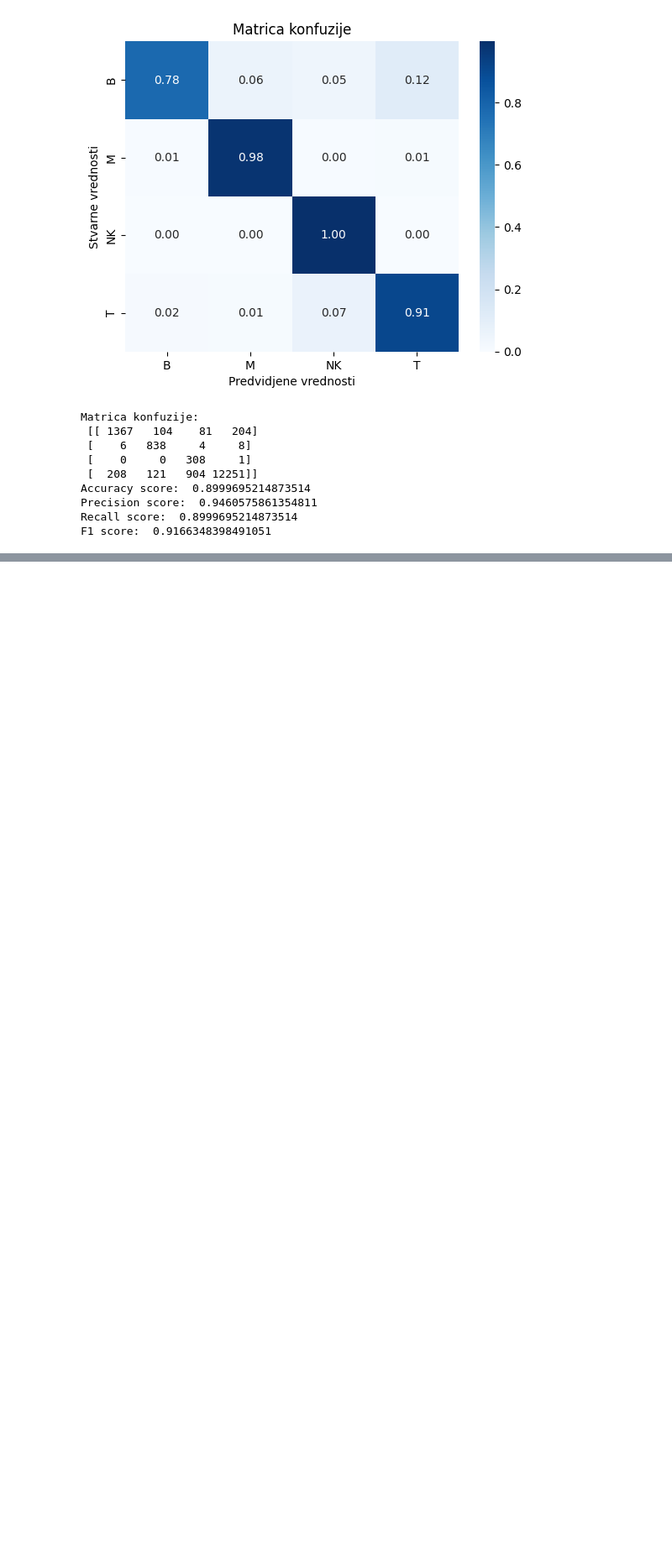
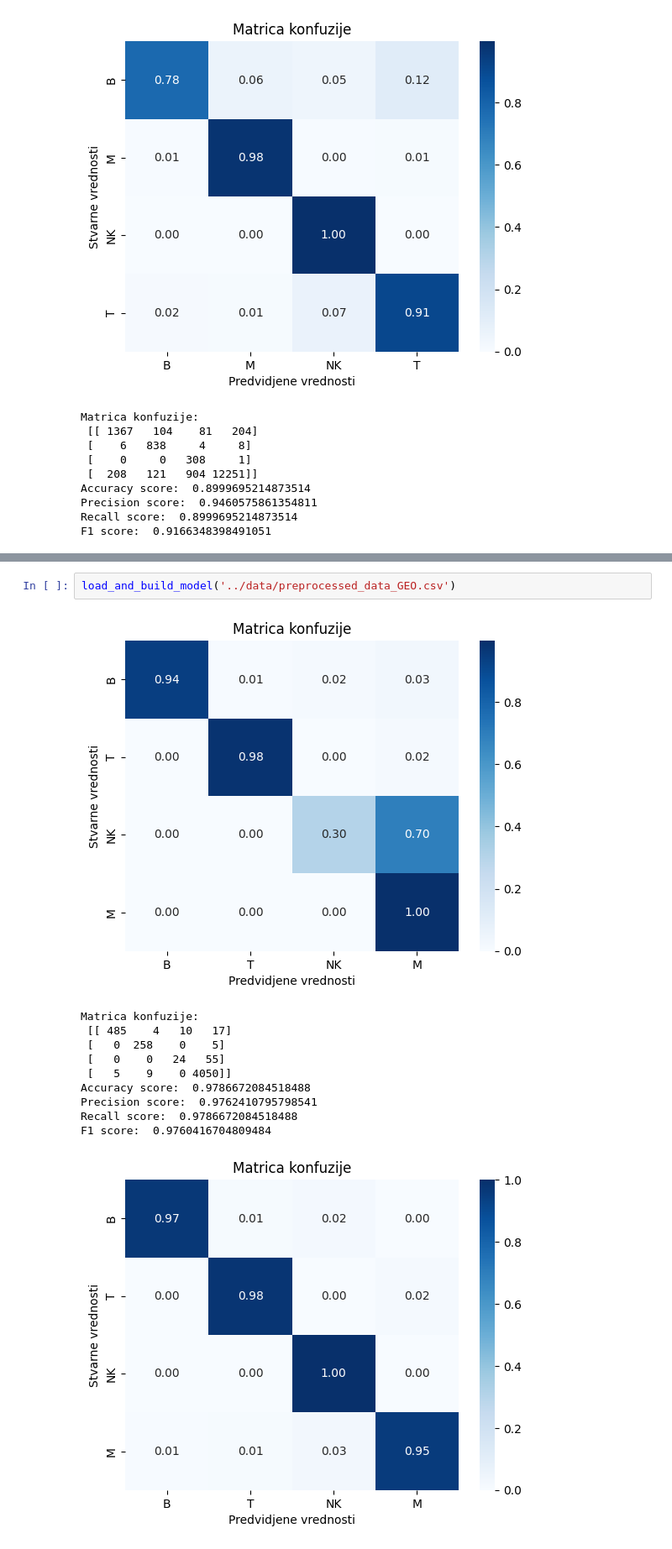
Before and after one commit to bogdans55/ip2-projekat, a Jupyter notebook: models/logistic_regression.ipynb, the cells around one changed output, grey strips where cells are left out. Shown at 84% size. Cells and saved outputs as stored; diff of their text form; blank space fills up the shorter version.

```diff
--- a/models/logistic_regression.ipynb
+++ b/models/logistic_regression.ipynb
@@ -348,0 +409,14 @@ F1 score:  0.9166348398491051
+# %%
+load_and_build_model('../data/preprocessed_data_GEO.csv')
+# %% [output]
+[figure, added]
+Matrica konfuzije:
+ [[ 485    4   10   17]
+ [   0  258    0    5]
+ [   0    0   24   55]
+ [   5    9    0 4050]]
+Accuracy score:  0.9786672084518488
+Precision score:  0.9762410795798541
+Recall score:  0.9786672084518488
+F1 score:  0.9760416704809484
+[figure, added]
```
Also changed, not shown: parts of 4 cells of this notebook.
